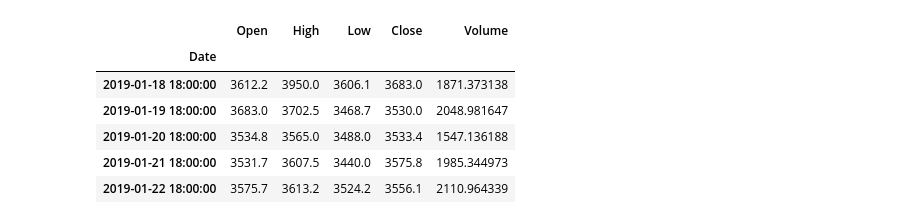
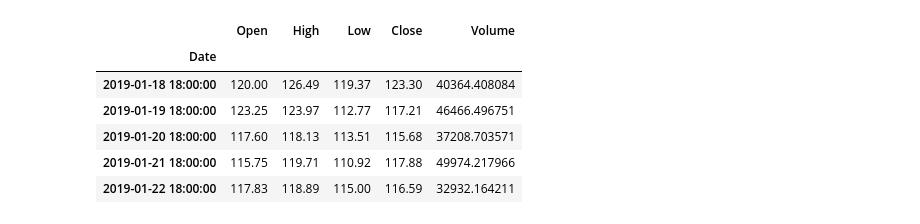
Before and after one commit to stew1922/Crypto_Bandyts, a Jupyter notebook: libs/notebooks/travis.ipynb, the cells around one changed output. Drawn from its saved outputs; the diff is of its cells as text; code cells hidden in the pictures.

```diff
--- a/libs/notebooks/travis.ipynb
+++ b/libs/notebooks/travis.ipynb
@@ -14,17 +14,16 @@ import hvplot.pandas
 [interactive output not drawn]
 [interactive output not drawn]
 # %%
-btc_df = kraken_data('btc')
+btc_df = kraken_data('eth')
+btc_df.head()
+# %% [output]
+|  | Open | High | Low | Close | Volume |
+| Date |  |  |  |  |  |
+| 2019-01-18 18:00:00 | 120.00 | 126.49 | 119.37 | 123.30 | 40364.408084 |
+| 2019-01-19 18:00:00 | 123.25 | 123.97 | 112.77 | 117.21 | 46466.496751 |
+| 2019-01-20 18:00:00 | 117.60 | 118.13 | 113.51 | 115.68 | 37208.703571 |
+| 2019-01-21 18:00:00 | 115.75 | 119.71 | 110.92 | 117.88 | 49974.217966 |
+| 2019-01-22 18:00:00 | 117.83 | 118.89 | 115.00 | 116.59 | 32932.164211 |
-# %%
-btc_df.head()
-# %% [output]
-|  | Open | High | Low | Close | Volume |
-| Date |  |  |  |  |  |
-| 2019-01-18 18:00:00 | 3612.2 | 3950.0 | 3606.1 | 3683.0 | 1871.373138 |
-| 2019-01-19 18:00:00 | 3683.0 | 3702.5 | 3468.7 | 3530.0 | 2048.981647 |
-| 2019-01-20 18:00:00 | 3534.8 | 3565.0 | 3488.0 | 3533.4 | 1547.136188 |
-| 2019-01-21 18:00:00 | 3531.7 | 3607.5 | 3440.0 | 3575.8 | 1985.344973 |
-| 2019-01-22 18:00:00 | 3575.7 | 3613.2 | 3524.2 | 3556.1 | 2110.964339 |
 # %%
 # generate a dataframe that captures all the signal outputs - ewma crossover, macd, bollinger band, rsi, psar, vwap
 signals_df = pd.Dataframe({})
```
Also changed, not shown: 1 other file.
